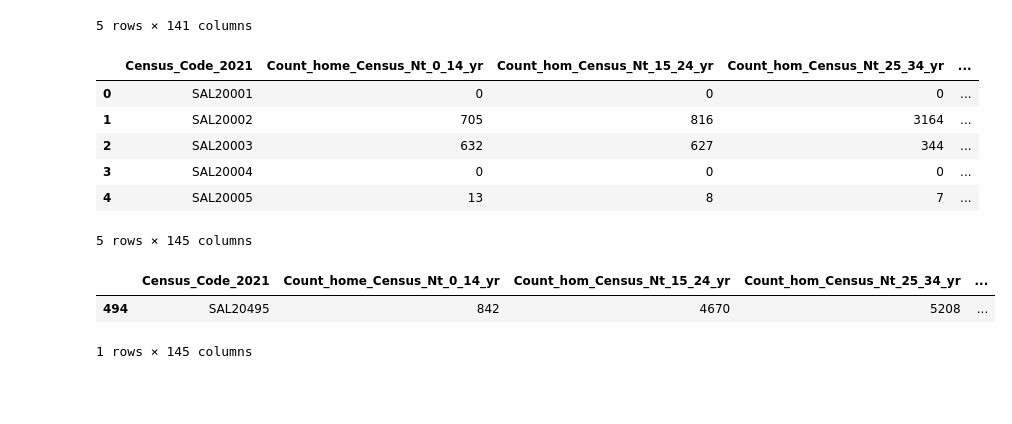
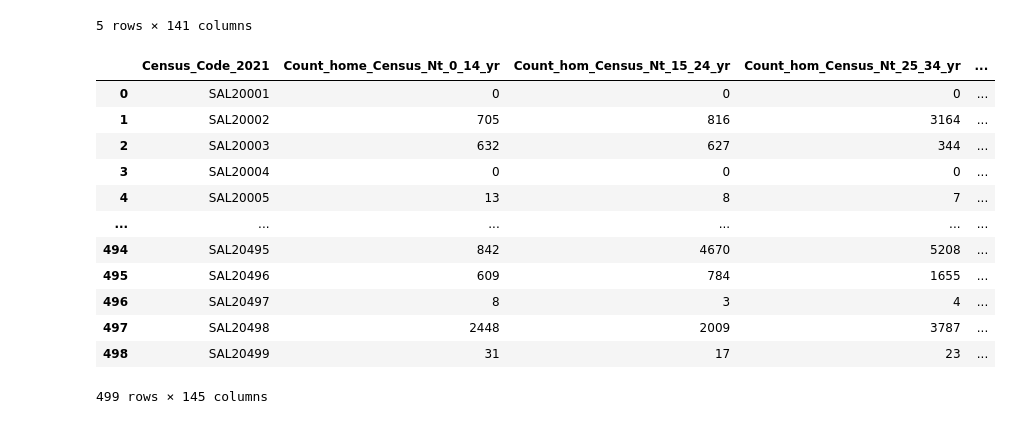
Before and after one commit to ElizabethDashwood/project-one-team2, a Jupyter notebook: Population_and_Suburbs.ipynb, the cells around one changed output. Saved outputs shown, nothing was run; the diff lists cells and outputs as text; code cells hidden in the pictures; blank space fills up the shorter version.

Commit message:
Draft of Final Pop and Suburb DataFrame

```diff
--- a/Population_and_Suburbs.ipynb
+++ b/Population_and_Suburbs.ipynb
@@ -63,17 +63,23 @@ population_data_2021_df.head()
 5 rows × 141 columns
 # %%
 # Merge Population Data and Suburb Data DataFrames
-population_and_suburb_data_df = pd.merge(population_data_2021_df, suburb_name_data_2021_df, how = "left", on=["Census_Code_2021", "Census_Code_2021"])
+population_and_suburb_merged_df = pd.merge(population_data_2021_df, suburb_name_data_2021_df, how = "left", on=["Census_Code_2021", "Census_Code_2021"])
 # %%
 # Test only: Read data after merge of Population and Suburb DataFrames
-population_and_suburb_data_df.head()
+population_and_suburb_merged_df.head(499)
 # %% [output]
 |  | Census_Code_2021 | Count_home_Census_Nt_0_14_yr | Count_hom_Census_Nt_15_24_yr | Count_hom_Census_Nt_25_34_yr | ... |
 | 0 | SAL20001 | 0 | 0 | 0 | ... |
 | 1 | SAL20002 | 705 | 816 | 3164 | ... |
 | 2 | SAL20003 | 632 | 627 | 344 | ... |
 | 3 | SAL20004 | 0 | 0 | 0 | ... |
 | 4 | SAL20005 | 13 | 8 | 7 | ... |
+| ... | ... | ... | ... | ... | ... |
+| 494 | SAL20495 | 842 | 4670 | 5208 | ... |
+| 495 | SAL20496 | 609 | 784 | 1655 | ... |
+| 496 | SAL20497 | 8 | 3 | 4 | ... |
+| 497 | SAL20498 | 2448 | 2009 | 3787 | ... |
+| 498 | SAL20499 | 31 | 17 | 23 | ... |
-5 rows × 145 columns
+499 rows × 145 columns
 # %%
 # Test only: Read individual record after merge of Population and Suburb DataFrames
@@ -82,6 +88,4 @@ population_and_suburb_test_df = population_and_suburb_data_df.loc[(population_an
 # %%
-population_and_suburb_test_df.head()
+# Set Index to AGSS_Code_2021 and rename columns to meaningful headings
+population_and_suburb_data_df = population_and_suburb_merged_df.set_index(["AGSS_Code_2021"])
+population_and_suburb_data_df = population_and_suburb_data_df.rename(columns={"Total_Total":"Total_Population","Census_Name_2021":"Suburb_Name"})
-# %% [output]
-|  | Census_Code_2021 | Count_home_Census_Nt_0_14_yr | Count_hom_Census_Nt_15_24_yr | Count_hom_Census_Nt_25_34_yr | ... |
-| 494 | SAL20495 | 842 | 4670 | 5208 | ... |
-1 rows × 145 columns
```
Also changed, not shown: parts of 9 cells of this notebook, 1 other file.
